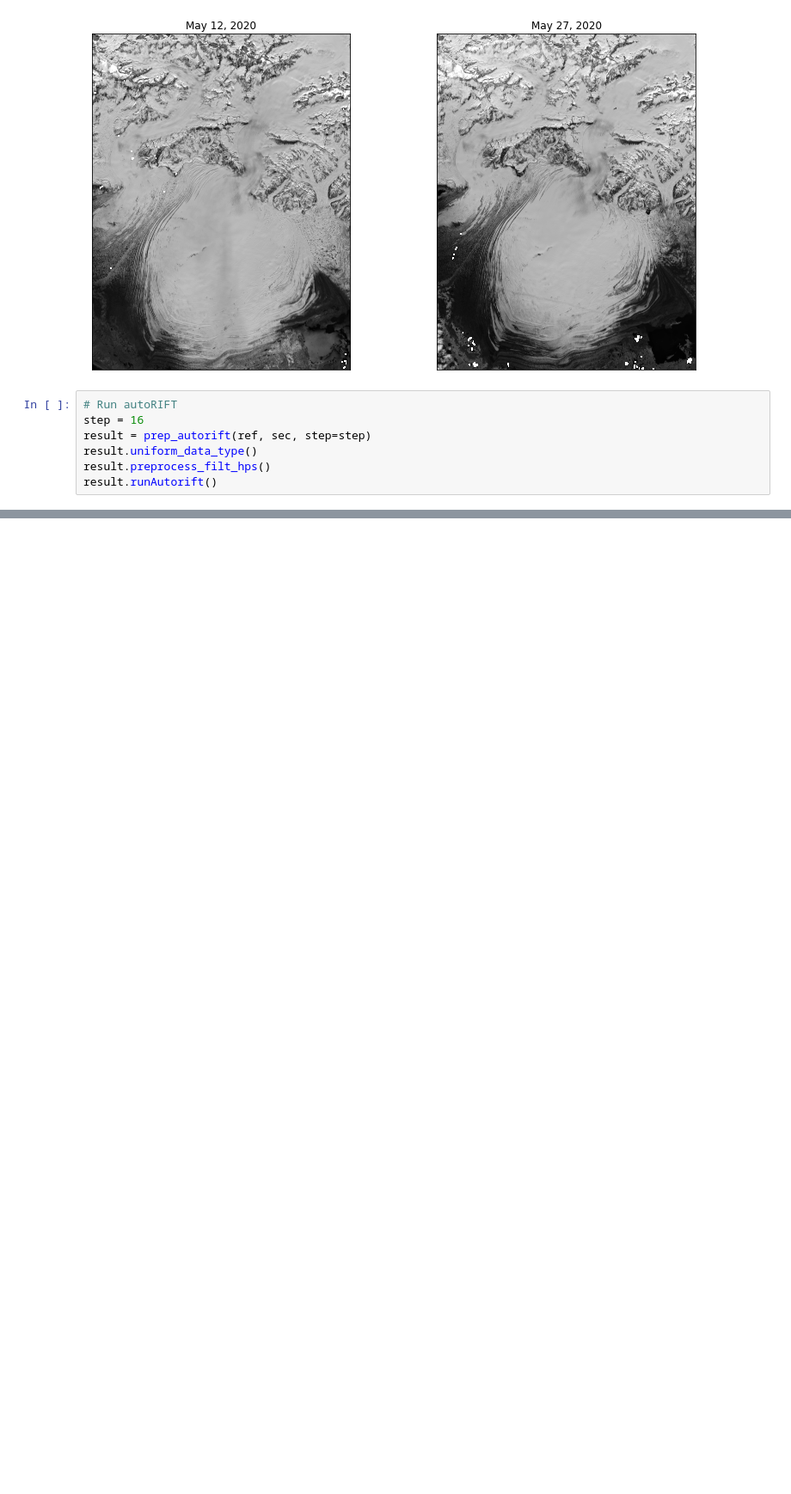
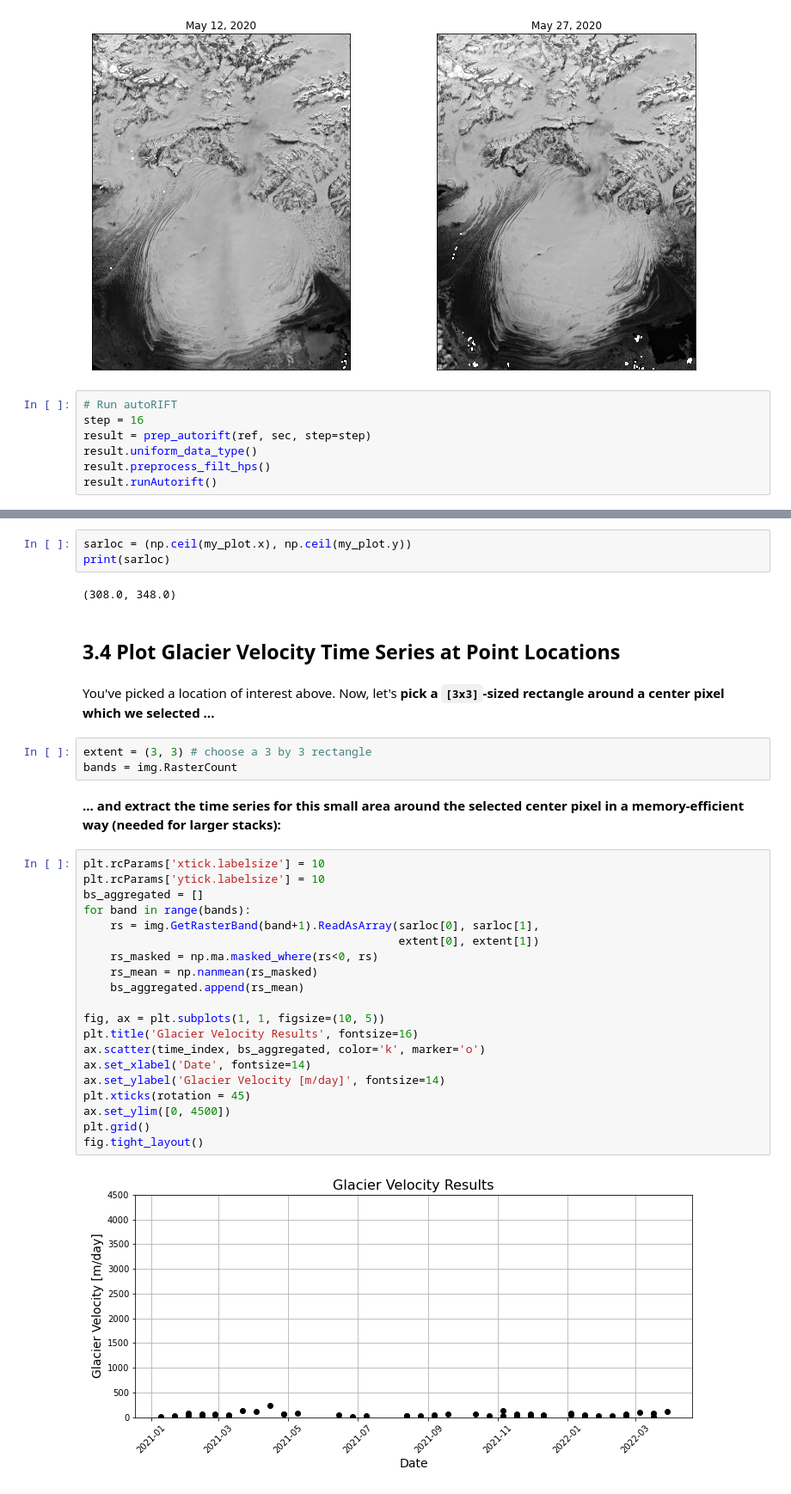
Before and after one commit to forrestfwilliams/autorift_notebook, a Jupyter notebook: autorift.ipynb, the cells around one changed output, grey strips where cells are left out. Shown at 86% size. Cells and saved outputs as stored; diff of their text form; blank space fills up the shorter version.

````diff
--- a/autorift.ipynb
+++ b/autorift.ipynb
@@ -111,0 +306,36 @@ stack = asf.stack_from_id('S1A_IW_SLC__1SDV_20200103T154831_20200103T154857_0306
+# %%
+sarloc = (np.ceil(my_plot.x), np.ceil(my_plot.y))
+print(sarloc)
+# %% [output]
+(308.0, 348.0)
+# %% [markdown]
+## 3.4 Plot Glacier Velocity Time Series at Point Locations
+# %% [markdown]
+You've picked a location of interest above. Now, let's **pick a ```[3x3]```-sized rectangle around a center pixel which we selected ...**
+# %%
+extent = (3, 3) # choose a 3 by 3 rectangle
+bands = img.RasterCount
+# %% [markdown]
+**... and extract the time series for this small area around the selected center pixel in a memory-efficient way (needed for larger stacks):**
+# %%
+plt.rcParams['xtick.labelsize'] = 10
+plt.rcParams['ytick.labelsize'] = 10
+bs_aggregated = []
+for band in range(bands):
+    rs = img.GetRasterBand(band+1).ReadAsArray(sarloc[0], sarloc[1],
+                                               extent[0], extent[1])
+    rs_masked = np.ma.masked_where(rs<0, rs)
+    rs_mean = np.nanmean(rs_masked)
+    bs_aggregated.append(rs_mean)
+
+fig, ax = plt.subplots(1, 1, figsize=(10, 5))
+plt.title('Glacier Velocity Results', fontsize=16)
+ax.scatter(time_index, bs_aggregated, color='k', marker='o')
+ax.set_xlabel('Date', fontsize=14)
+ax.set_ylabel('Glacier Velocity [m/day]', fontsize=14)
+plt.xticks(rotation = 45)
+ax.set_ylim([0, 4500])
+plt.grid()
+fig.tight_layout()
+# %% [output]
+[figure, added]
````
Also changed, not shown: parts of 36 cells of this notebook.
